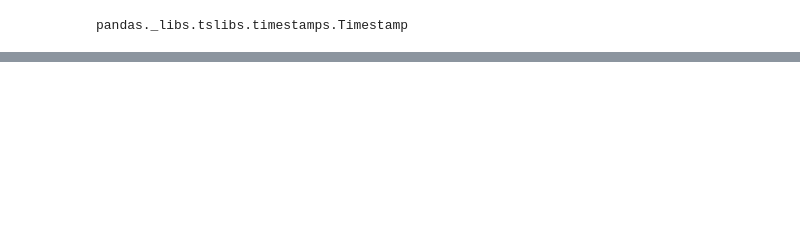
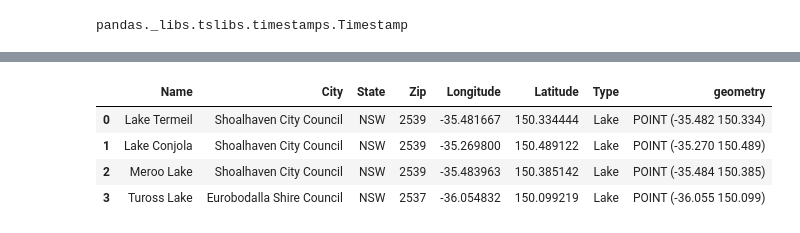
Before and after one commit to gsasvary/data_project_, a Jupyter notebook: Bushfire_Impact_Water_Data.ipynb, the cells around one changed output, grey strips where cells are left out. Drawn from its saved outputs; the diff is of its cells as text; code cells hidden in the pictures; blank space fills up the shorter version.

```diff
--- a/Bushfire_Impact_Water_Data.ipynb
+++ b/Bushfire_Impact_Water_Data.ipynb
@@ -96,0 +229,4 @@ Tuross River (2643, 9)
+# %%
+df1 = pd.read_csv("lake_addresses_data/lake_addresses.csv")
+df = df1.loc[:, ("Name", "City", "State", "Zip", "Longitude", "Latitude", "Type")]
+df.info()
@@ -96,0 +248,11 @@ Tuross River (2643, 9)
+# %%
+geometry = gpd.points_from_xy(df.Longitude, df.Latitude)
+geo_df = gpd.GeoDataFrame(df[["Name", "City", "State", "Zip", "Longitude", "Latitude", "Type"]], geometry=geometry)
+
+geo_df.head()
+# %% [output]
+|  | Name | City | State | Zip | Longitude | Latitude | Type | geometry |
+| 0 | Lake Termeil | Shoalhaven City Council | NSW | 2539 | -35.481667 | 150.334444 | Lake | POINT (-35.482 150.334) |
+| 1 | Lake Conjola | Shoalhaven City Council | NSW | 2539 | -35.269800 | 150.489122 | Lake | POINT (-35.270 150.489) |
+| 2 | Meroo Lake | Shoalhaven City Council | NSW | 2539 | -35.483963 | 150.385142 | Lake | POINT (-35.484 150.385) |
+| 3 | Tuross Lake | Eurobodalla Shire Council | NSW | 2537 | -36.054832 | 150.099219 | Lake | POINT (-36.055 150.099) |
```
Also changed, not shown: parts of 26 cells of this notebook.
